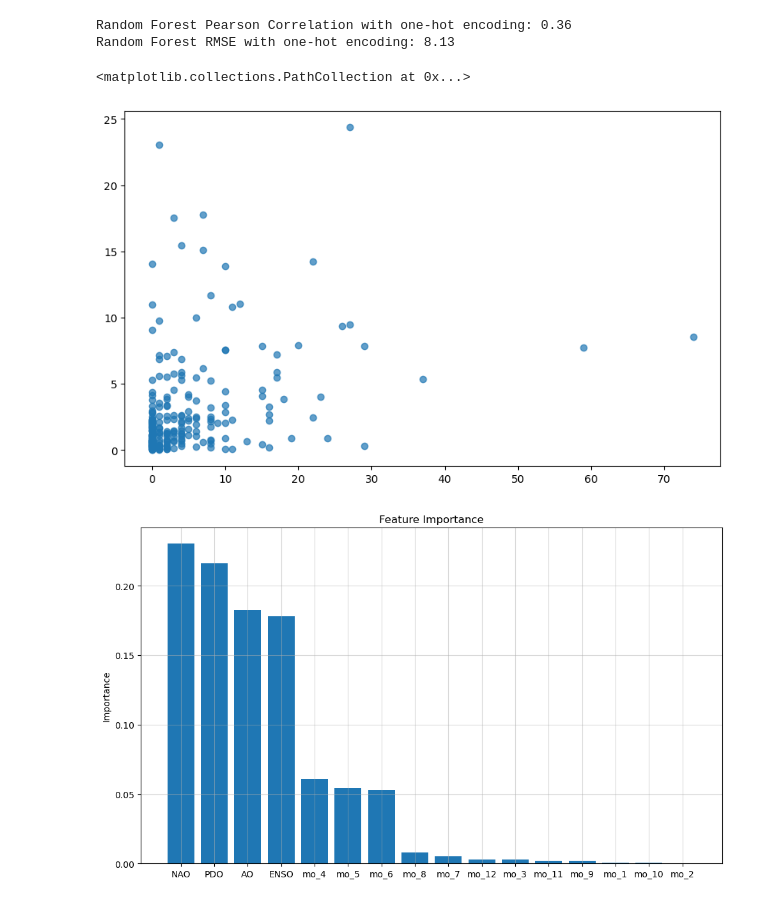
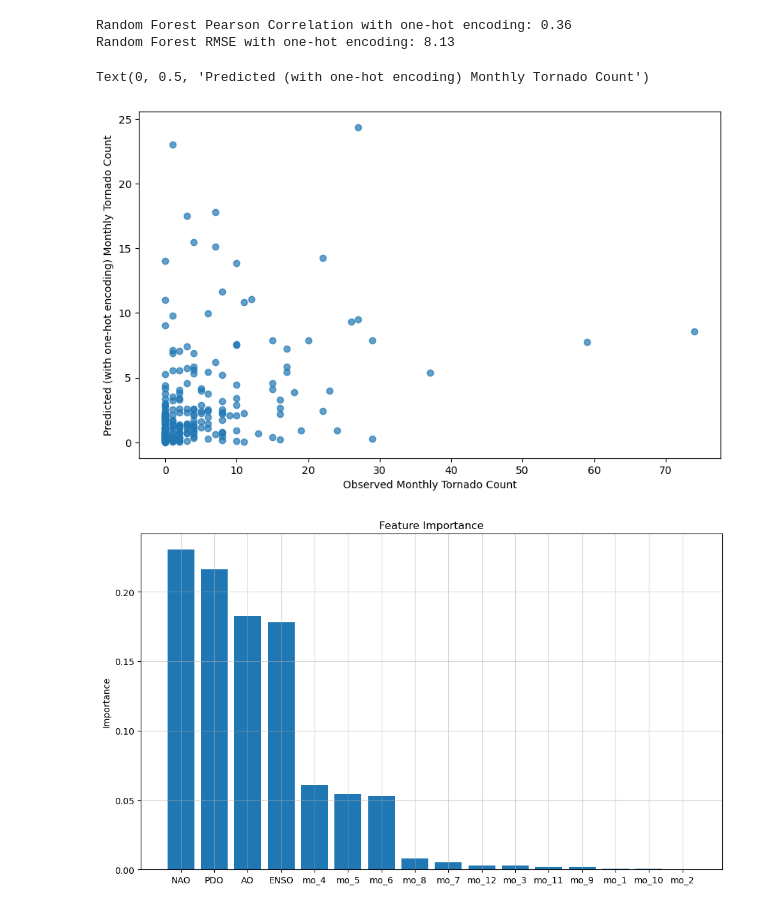
Before and after one commit to zdaq12/ATMS-523-Module-6, a Jupyter notebook: HW06.ipynb, the cells around one changed output. Drawn from its saved outputs; the diff is of its cells as text; code cells hidden in the pictures.

```diff
--- a/HW06.ipynb
+++ b/HW06.ipynb
@@ -195,9 +198,12 @@ Random Forest RMSE with one-hot encoding: 8.13
 # %%
 fig, ax = plt.subplots(figsize=(10,6))
 ax.scatter(y_test_enc, y_pred_enc, alpha=0.7)
+
+ax.set_xlabel('Observed Monthly Tornado Count')
+ax.set_ylabel('Predicted (with one-hot encoding) Monthly Tornado Count')
 # %% [output]
-<matplotlib.collections.PathCollection at 0x...>
+Text(0, 0.5, 'Predicted (with one-hot encoding) Monthly Tornado Count')
-[figure, old version]
+[figure, new version]
 # %%
 # Feature importance
 feature_importance_month = rf_model.feature_importances_
```
Also changed, not shown: parts of 2 cells of this notebook.
